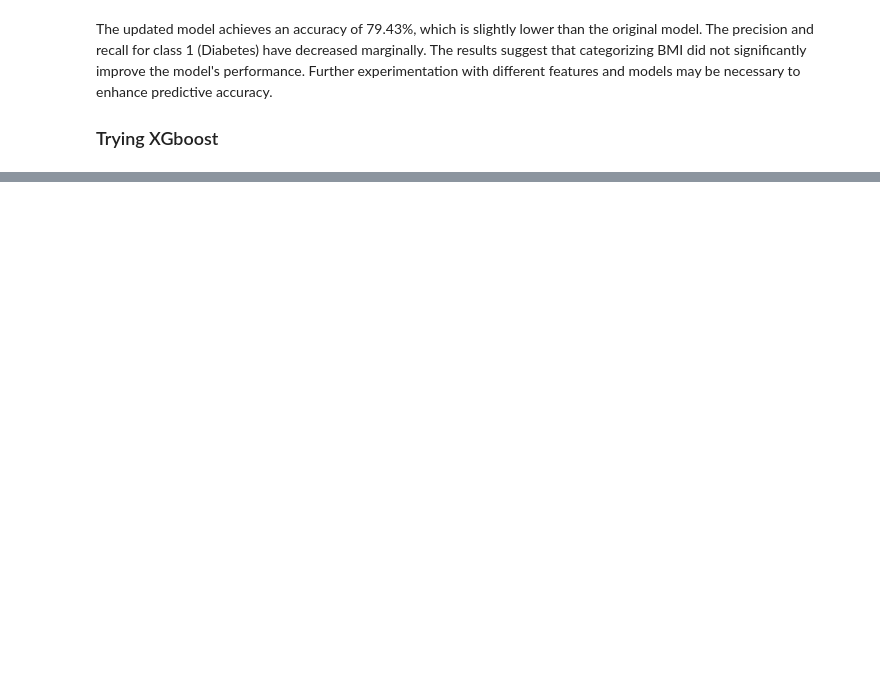
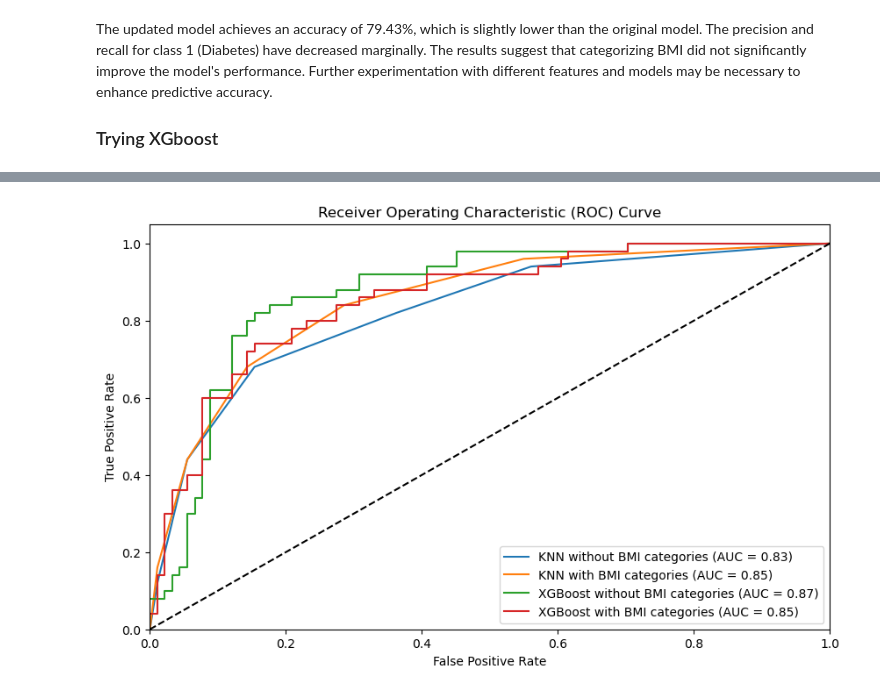
Before and after one commit to hugofitipaldi/kaggle, a Jupyter notebook: diabetes/diabetes_classification.ipynb, the cells around one changed output, grey strips where cells are left out. Saved outputs shown, nothing was run; the diff lists cells and outputs as text; code cells hidden in the pictures; blank space fills up the shorter version.

```diff
--- a/diabetes/diabetes_classification.ipynb
+++ b/diabetes/diabetes_classification.ipynb
@@ -229,0 +340,22 @@ accuracy: 0.815603
+# %%
+def plot_roc_curve(model, X_test, y_test, label):
+    y_pred_proba = model.predict_proba(X_test)[:, 1]
+    fpr, tpr, _ = roc_curve(y_test, y_pred_proba)
+    roc_auc = auc(fpr, tpr)
+    plt.plot(fpr, tpr, label=f'{label} (AUC = {roc_auc:.2f})')
+
+plt.figure(figsize=(10, 6))
+plot_roc_curve(knn, X_test, y_test, 'KNN without BMI categories')
+plot_roc_curve(knn_with_cat, X_test_with_cat, y_test, 'KNN with BMI categories')
+plot_roc_curve(xgb_no_cat, X_test, y_test, 'XGBoost without BMI categories')
+plot_roc_curve(xgb_with_cat, X_test_with_cat, y_test, 'XGBoost with BMI categories')
+plt.plot([0, 1], [0, 1], 'k--')
+plt.xlim([0.0, 1.0])
+plt.ylim([0.0, 1.05])
+plt.xlabel('False Positive Rate')
+plt.ylabel('True Positive Rate')
+plt.title('Receiver Operating Characteristic (ROC) Curve')
+plt.legend(loc="lower right")
+plt.show()
+# %% [output]
+[figure, added]
```
Also changed, not shown: parts of 13 cells of this notebook.
